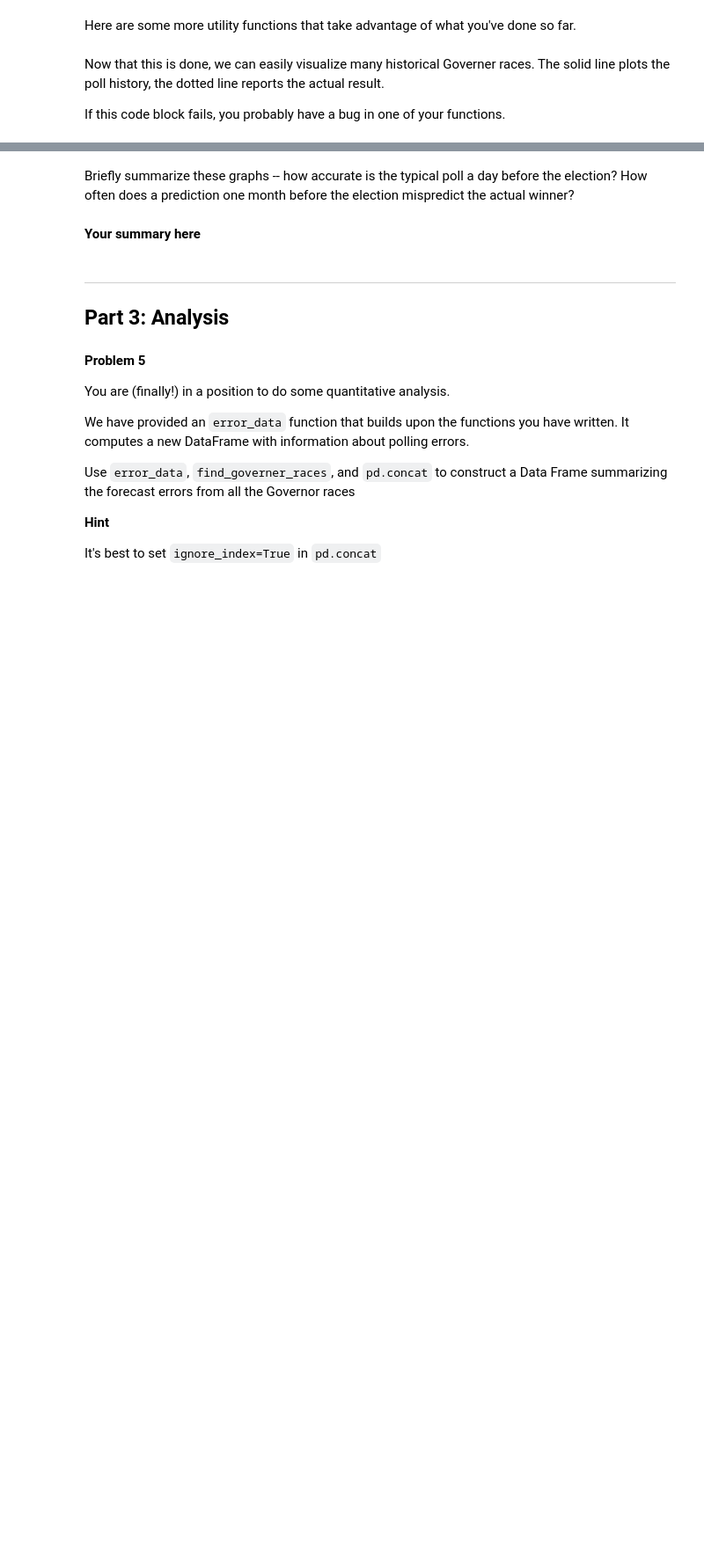
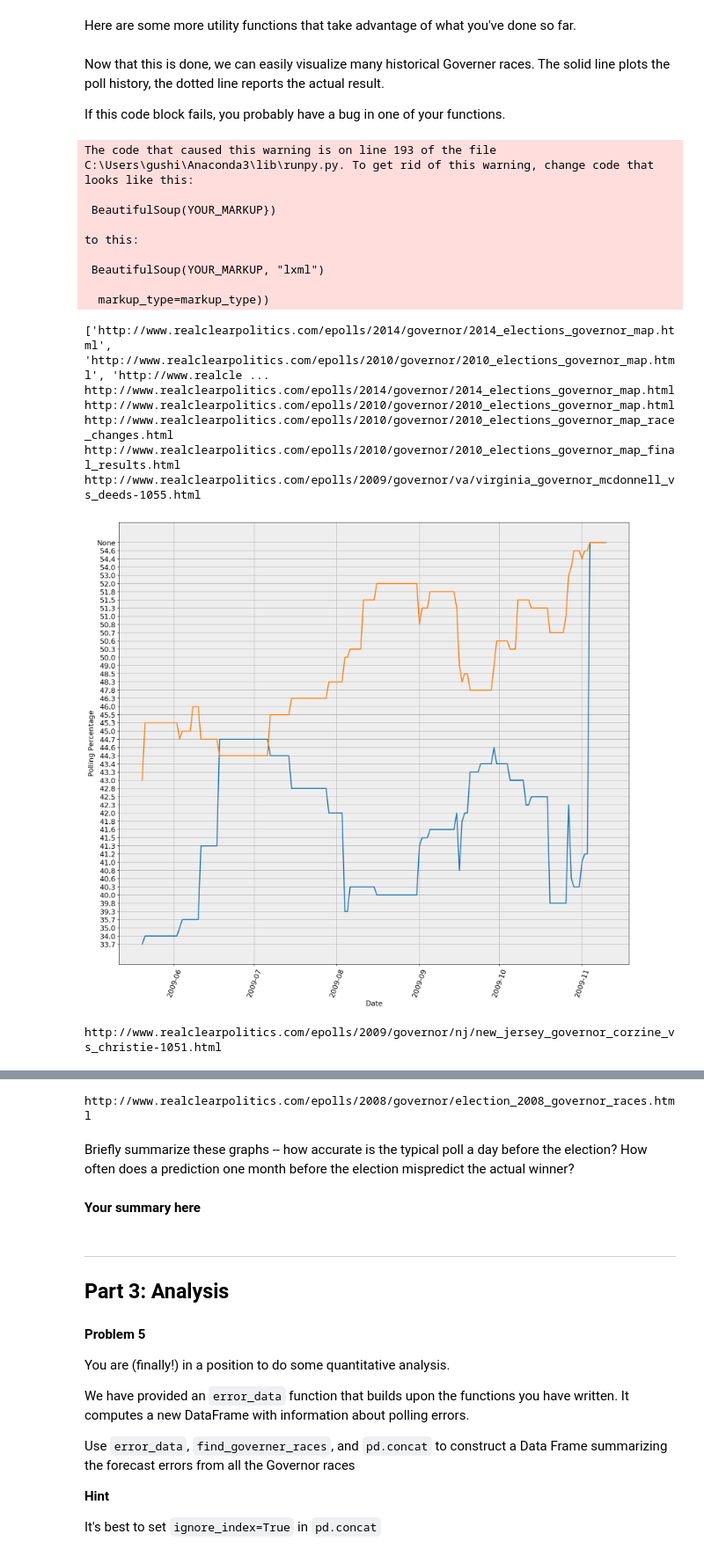
Before and after one commit to nshea3/DS109_Python3_Solutions, a Jupyter notebook: HW1.ipynb, the cells around one changed output, grey strips where cells are left out. Shown at 88% size. Cells and saved outputs as stored; diff of their text form; code cells hidden in the pictures; blank space fills up the shorter version.

Commit message:
Added try except clause to handle the non-poll pages

```diff
--- a/HW1.ipynb
+++ b/HW1.ipynb
@@ -348,13 +348,12 @@ Write a function that scans html for links to URLs like this
     ['http://www.realclearpolitics.com/epolls/2010/governor/ma/massachusetts_governor_baker_vs_patrick_vs_cahill-1154.html',
      'http://www.realclearpolitics.com/epolls/2010/governor/ca/california_governor_whitman_vs_brown-1113.html']
 """
-def find_governor_race(html):
+def find_governor_races(html):
     parsed_html = BeautifulSoup(html)
     tags = parsed_html.find_all('a')
     urls = [str(tag.get('href')) for tag in tags]
-    poll_urls = [url for url in urls if "http://www.realclearpolitics.com/epolls/" in url and ".html" in url]
+    poll_urls = [url for url in urls if "http://www.realclearpolitics.com/epolls/" in url and ".html" in url and "/governor/" in url]
 
     return poll_urls
 
 gov_html = requests.get("http://www.realclearpolitics.com/epolls/2010/governor/2010_elections_governor_map.html").text
-print(find_governor_race(gov_html))
@@ -410,12 +398,14 @@ You can do this by selection `view->developer->view source` in Chrome, or `Tools
     {'Brown': 56.0126582278481, 'Whitman': 43.9873417721519}
 """
 def race_result(url):
+    print(url)
     html = requests.get(url).text
     parsed_html = BeautifulSoup(html)
     title = parsed_html.find('tr', {'class': None}).findChildren('th')
-    children = li.findChildren('td')
+    children = parsed_html.find('tr', {'class': 'final'}).findChildren('td')
     kval = zip(title, children)
-    result = {key.text:val.text for key,val in kval}
+    #result = {key.text:val.text for key,val in kval}
+    result = {key.text : float(value.text) for key,value in kval if re.match("\d+.\d+", value.text)}
     return result
 
 
@@ -449,10 +438,10 @@ def plot_race(url):
     #hey, thanks again for these functions!
     id = id_from_url(url)
     xml = get_poll_xml(id)
-    colors = plot_colors(xml)
+    #colors = plot_colors(xml)
 
-    if len(colors) == 0:
-        return
+    #if len(colors) == 0:
+    #    return
 
     #really, you shouldn't have
     result = race_result(url)
@@ -461,7 +450,7 @@ def plot_race(url):
     plt.xlabel("Date")
     plt.ylabel("Polling Percentage")
     for r in result:
-        plt.axhline(result[r], color=colors[_strip(r)], alpha=0.6, ls='--')
+        plt.axhline(result[r], alpha=0.6, ls='--')
 # %% [markdown]
 Now that this is done, we can easily visualize many historical Governer races. The solid line plots the poll history, the dotted line reports the actual result.
 
@@ -469,6 +458,29 @@ If this code block fails, you probably have a bug in one of your functions.
 # %%
 page = requests.get('http://www.realclearpolitics.com/epolls/2010/governor/2010_elections_governor_map.html').text.encode('ascii', 'ignore')
 
+print(find_governor_races(page))
+
 for race in find_governor_races(page):
-    plot_race(race)
-    plt.show()
+    try:
+        plot_race(race)
+        plt.show()
+    except:
+        pass
+# %% [output]
+The code that caused this warning is on line 193 of the file C:\Users\gushi\Anaconda3\lib\runpy.py. To get rid of this warning, change code that looks like this:
+
+ BeautifulSoup(YOUR_MARKUP})
+
+to this:
+
+ BeautifulSoup(YOUR_MARKUP, "lxml")
+
+  markup_type=markup_type))
+['http://www.realclearpolitics.com/epolls/2014/governor/2014_elections_governor_map.html', 'http://www.realclearpolitics.com/epolls/2010/governor/2010_elections_governor_map.html', 'http://www.realcle ...
+http://www.realclearpolitics.com/epolls/2014/governor/2014_elections_governor_map.html
+http://www.realclearpolitics.com/epolls/2010/governor/2010_elections_governor_map.html
+http://www.realclearpolitics.com/epolls/2010/governor/2010_elections_governor_map_race_changes.html
+http://www.realclearpolitics.com/epolls/2010/governor/2010_elections_governor_map_final_results.html
+http://www.realclearpolitics.com/epolls/2009/governor/va/virginia_governor_mcdonnell_vs_deeds-1055.html
+[figure, added]
+http://www.realclearpolitics.com/epolls/2009/governor/nj/new_jersey_governor_corzine_vs_christie-1051.html
@@ -475,3 +488,4 @@ for race in find_governor_races(page):
+http://www.realclearpolitics.com/epolls/2008/governor/election_2008_governor_races.html
 # %% [markdown]
 Briefly summarize these graphs -- how accurate is the typical poll a day before the election? How often does a prediction one month before the election mispredict the actual winner?
 # %% [markdown]
```
Also changed, not shown: parts of 6 cells of this notebook.
